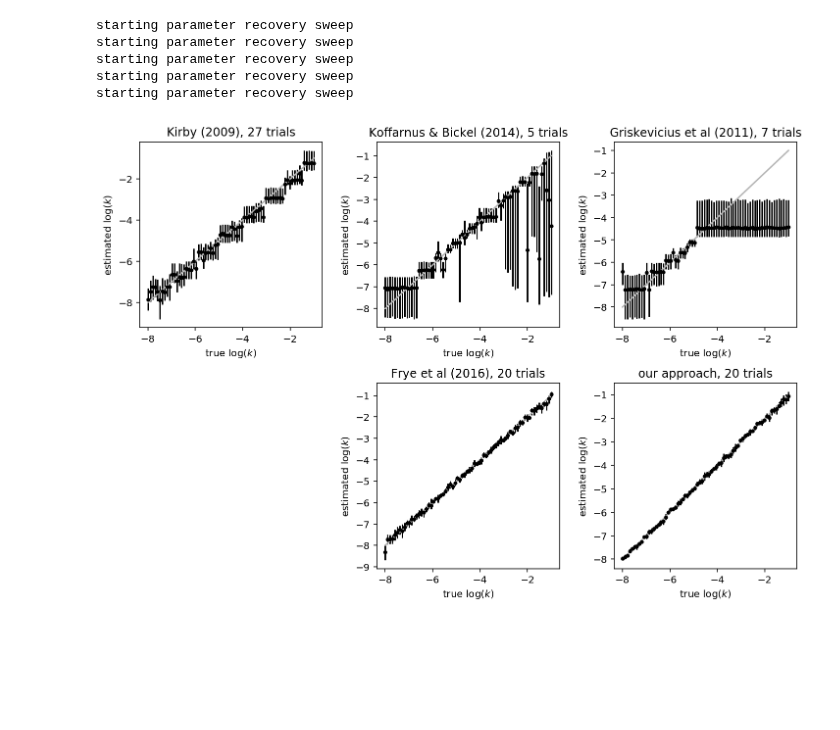
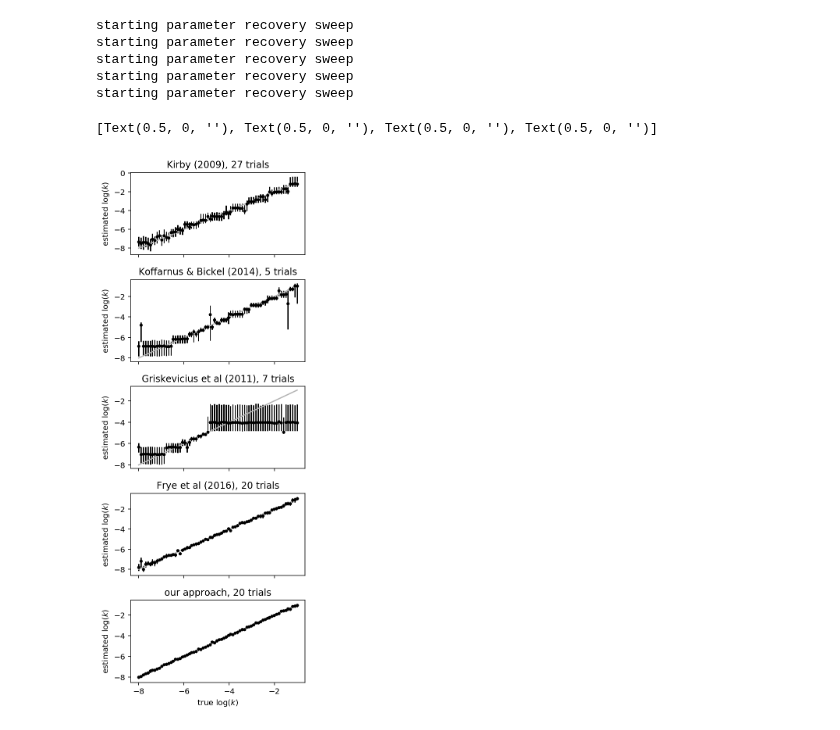
Before and after one commit to drbenvincent/darc_toolbox, a Jupyter notebook: dev/hyperbolic_discounting_parameter_sweeps.ipynb, the cells around one changed output. Saved outputs shown, nothing was run; the diff lists cells and outputs as text; code cells hidden in the pictures; blank space fills up the shorter version.

```diff
--- a/dev/hyperbolic_discounting_parameter_sweeps.ipynb
+++ b/dev/hyperbolic_discounting_parameter_sweeps.ipynb
@@ -30,25 +31,25 @@ target_param_name = 'logk'
 max_trials = 27
 design_thing = Kirby2009()
 model = models.Hyperbolic(n_particles=5000)
-θ_estimated_kirby = parameter_recovery_sweep(θsweep, model, design_thing, target_param_name)
+θ_estimated_kirby, _ = parameter_recovery_sweep(θsweep, model, design_thing, target_param_name)
 n_trials_kirby = 27
 
 # FRYE -----------------------------------------------------------------
 design_thing = Frye(DB=[7, 30, 365/2, 365], trials_per_delay=5)
 model = models.Hyperbolic(n_particles=5000)
-θ_estimated_frye = parameter_recovery_sweep(θsweep, model, design_thing, target_param_name)
+θ_estimated_frye, _ = parameter_recovery_sweep(θsweep, model, design_thing, target_param_name)
 n_trials_frye = 20
 
 # Griskevicius -----------------------------------------------------------------
 design_thing = Griskevicius2011delay()
 model = models.Hyperbolic(n_particles=5000)
-θ_estimated_griskevicius = parameter_recovery_sweep(θsweep, model, design_thing, target_param_name)
+θ_estimated_griskevicius, _ = parameter_recovery_sweep(θsweep, model, design_thing, target_param_name)
 n_trials_griskevicius = 7
 
 # Koffarnus & Bickel ----------------------------------------------------------
 design_thing = Koffarnus_Bickel()
 model = models.Hyperbolic(n_particles=5000)
-θ_estimated_koffarnus = parameter_recovery_sweep(θsweep, model, design_thing, target_param_name)
+θ_estimated_koffarnus, _ = parameter_recovery_sweep(θsweep, model, design_thing, target_param_name)
 n_trials_koffarnus = 5
 
 # DARC -----------------------------------------------------------------
@@ -59,7 +60,7 @@ max_trials = 20
 design_thing = DARCDesign(max_trials=max_trials,
                           RA=list(np.arange(5, 99+1, 1)))
 model = models.Hyperbolic(n_particles=5000)
-θ_estimated_darc = parameter_recovery_sweep(θsweep, model, design_thing, target_param_name)
+θ_estimated_darc, _ = parameter_recovery_sweep(θsweep, model, design_thing, target_param_name)
 n_trials_darc = max_trials
 # %% [output]
 starting parameter recovery sweep
@@ -68,49 +69,54 @@ starting parameter recovery sweep
 starting parameter recovery sweep
 starting parameter recovery sweep
 # %%
-fig1 = plt.figure(figsize=(12, 8))
-gs = gridspec.GridSpec(2, 3)
+# fig = plt.figure(figsize=(12, 8))
+# gs = gridspec.GridSpec(2, 3)
 
-ax0 = fig1.add_subplot(gs[0,0])
-ax1 = fig1.add_subplot(gs[0,1])
-ax2 = fig1.add_subplot(gs[0,2])
-#ax3 = fig1.add_subplot(gs[1,0])
-ax4 = fig1.add_subplot(gs[1,1])
-ax5 = fig1.add_subplot(gs[1,2])
-#axes = [ax0, ax1, ax2, ax3]
+# ax0 = fig1.add_subplot(gs[0,0])
+# ax1 = fig1.add_subplot(gs[0,1])
+# ax2 = fig1.add_subplot(gs[0,2])
+# #ax3 = fig1.add_subplot(gs[1,0])
+# ax4 = fig1.add_subplot(gs[1,1])
+# ax5 = fig1.add_subplot(gs[1,2])
+# #axes = [ax0, ax1, ax2, ax3]
+
+fig, ax = plt.subplots(5, 1, figsize=(4,12), sharex=True)
 
 def my_errorbar(ax, θsweep, θ_estimated):
     err_lower = θ_estimated['logk_median'] - θ_estimated['logk_lower95']
     err_upper = θ_estimated['logk_upper95'] - θ_estimated['logk_median']
 
     ax.plot([-8, -1], [-8, -1], c=[0.7, 0.7, 0.7])
     ax.errorbar(x=θsweep['logk'],
                 y=θ_estimated['logk_median'],
                 yerr=[err_lower, err_upper],
                 fmt='o',
                 c='k',
                 ms=3)
     ax.set_xlabel(r'true $\log(k)$')
     ax.set_ylabel(r'estimated $\log(k)$')
     return
 # ----------------------------------------------------------------------
-my_errorbar(ax0, θsweep, θ_estimated_kirby)
-ax0.set_title(f'Kirby (2009), {n_trials_kirby} trials')
+my_errorbar(ax[0], θsweep, θ_estimated_kirby)
+ax[0].set_title(f'Kirby (2009), {n_trials_kirby} trials')
 # ----------------------------------------------------------------------
-my_errorbar(ax2, θsweep, θ_estimated_griskevicius)
-ax2.set_title(f'Griskevicius et al (2011), {n_trials_griskevicius} trials')
+my_errorbar(ax[1], θsweep, θ_estimated_koffarnus)
+ax[1].set_title(f'Koffarnus & Bickel (2014), {n_trials_koffarnus} trials')
 # ----------------------------------------------------------------------
-my_errorbar(ax4, θsweep, θ_estimated_frye)
-ax4.set_title(f'Frye et al (2016), {n_trials_frye} trials')
+my_errorbar(ax[2], θsweep, θ_estimated_griskevicius)
+ax[2].set_title(f'Griskevicius et al (2011), {n_trials_griskevicius} trials')
 # ----------------------------------------------------------------------
-my_errorbar(ax1, θsweep, θ_estimated_koffarnus)
-ax1.set_title(f'Koffarnus & Bickel (2014), {n_trials_koffarnus} trials')
+my_errorbar(ax[3], θsweep, θ_estimated_frye)
+ax[3].set_title(f'Frye et al (2016), {n_trials_frye} trials')
 # ----------------------------------------------------------------------
-my_errorbar(ax5, θsweep, θ_estimated_darc)
-ax5.set_title(f'our approach, {n_trials_darc} trials')
+my_errorbar(ax[4], θsweep, θ_estimated_darc)
+ax[4].set_title(f'our approach, {n_trials_darc} trials')
 
 # improve spacing between subplots
 plt.subplots_adjust(hspace=0.3, wspace=0.3)
+
+[ax[i].set_xlabel('') for i in range(4)]
 # %% [output]
+[Text(0.5, 0, ''), Text(0.5, 0, ''), Text(0.5, 0, ''), Text(0.5, 0, '')]
-[figure, old version]
+[figure, new version]
 # %%
```
Also changed, not shown: parts of 2 cells of this notebook, 5 other files.
